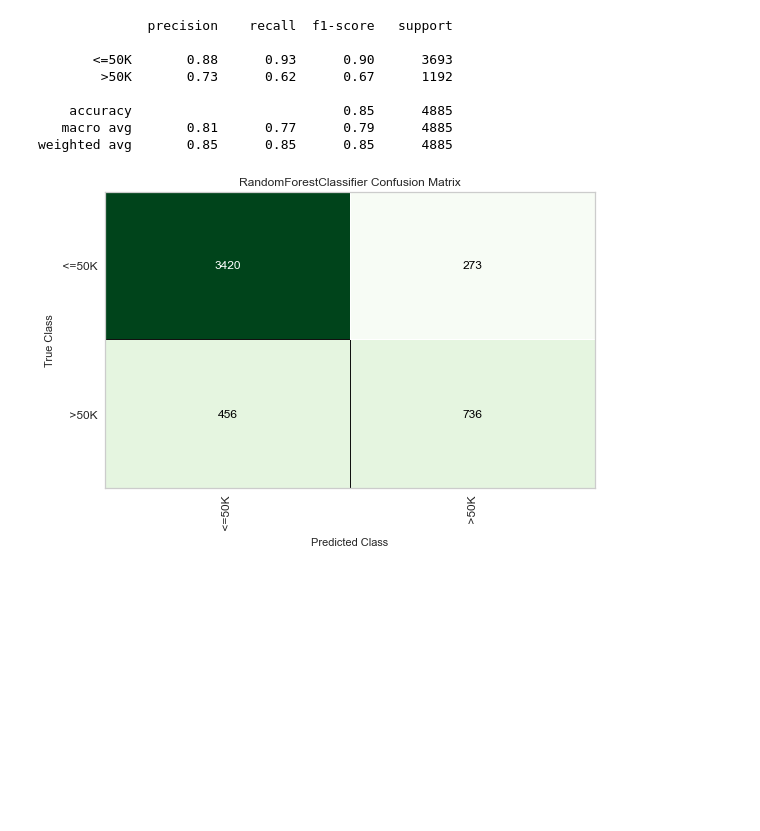
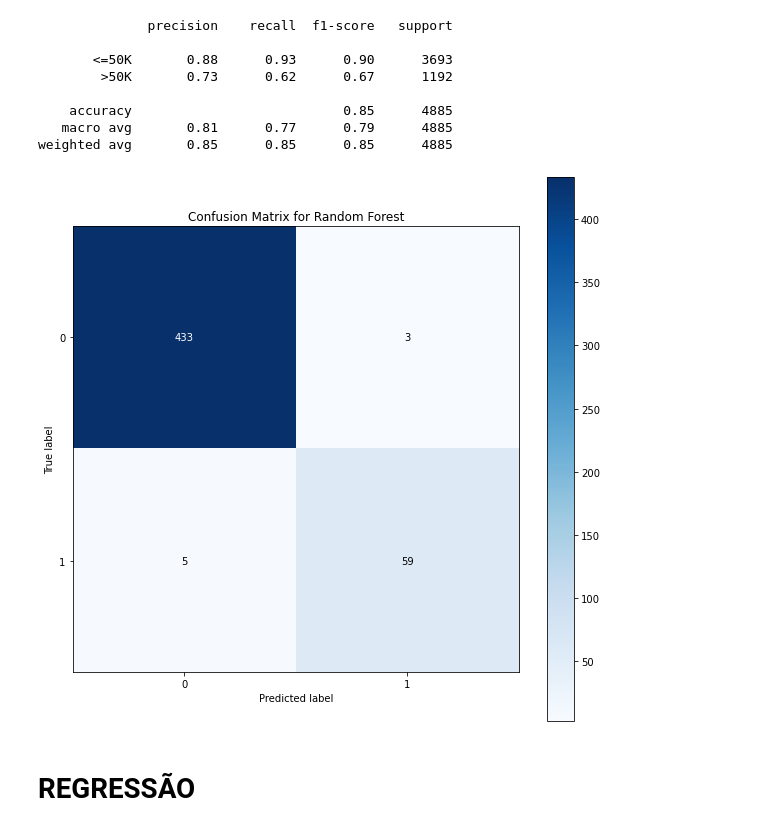
Before and after one commit to John117mc/Cursos_DS_DA, a Jupyter notebook: ML Supervised/Random Forest.ipynb, the cells around one changed output. Saved outputs shown, nothing was run; the diff lists cells and outputs as text; code cells hidden in the pictures; blank space fills up the shorter version.

```diff
--- a/ML Supervised/Random Forest.ipynb
+++ b/ML Supervised/Random Forest.ipynb
@@ -74,10 +74,14 @@ print(classification_report(y_census_test, pred))
     accuracy                           0.85      4885
    macro avg       0.81      0.77      0.79      4885
 weighted avg       0.85      0.85      0.85      4885
-# %%
-cm = ConfusionMatrix(random_forest_census, cmap='Greens')
-cm.fit(x_census_train, y_census_train)
-cm.score(x_census_test, y_census_test)
-cm.show();
-# %% [output]
-[figure, removed]
+# %%
+skplt.metrics.plot_confusion_matrix(
+    y_credit_test,
+    pred,
+    figsize=(10,10),
+    title='Confusion Matrix for Random Forest')
+plt.show()
+# %% [output]
+[figure, added]
+# %% [markdown]
+# REGRESSÃO
```
Also changed, not shown: parts of 23 cells of this notebook.
